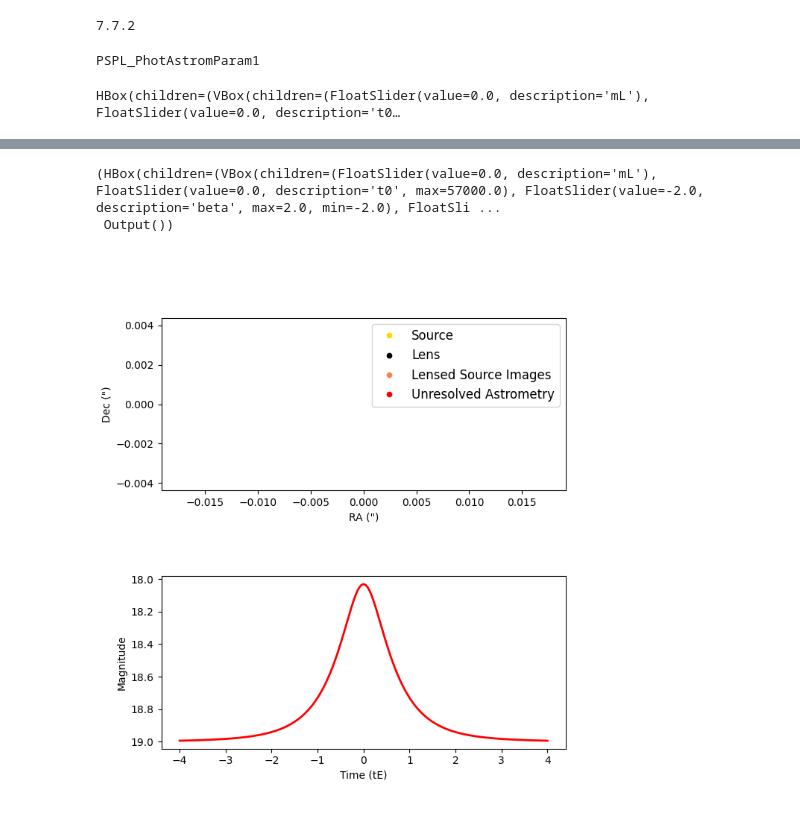
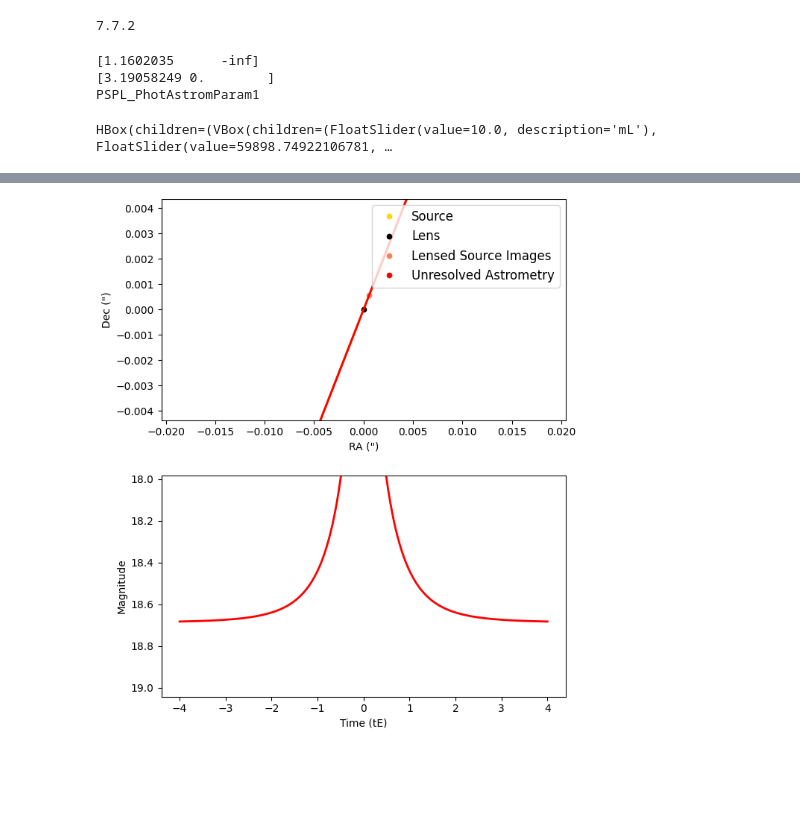
Before and after one commit to kehuang11/BAGLE_Microlensing_test, a Jupyter notebook: BAGLE_TUTORIAL.ipynb, the cells around one changed output, grey strips where cells are left out. Drawn from its saved outputs; the diff is of its cells as text; code cells hidden in the pictures; blank space fills up the shorter version.

```diff
--- a/BAGLE_TUTORIAL.ipynb
+++ b/BAGLE_TUTORIAL.ipynb
@@ -42,12 +42,14 @@ mag_src = 19.0
 
 event1 = model.PSPL_PhotAstrom_noPar_Param1(mL,t0,beta,dL,dL / dS,xS0[0],xS0[1],muL[0],muL[1],muS[0],muS[1],[b_sff],[mag_src])
 # %%
-event1.interact(4, 150, [7,7], 3)
-#display(sliders_ui, sliders_out)
+print(np.log(event1.thetaE))
+print(event1.thetaE)
+sliders_ui, sliders_out = event1.interact(4, 150, [7,7], 3)
+display(sliders_ui, sliders_out)
 # %% [output]
+[1.1602035      -inf]
+[3.19058249 0.        ]
 PSPL_PhotAstromParam1
-HBox(children=(VBox(children=(FloatSlider(value=0.0, description='mL'), FloatSlider(value=0.0, description='t0…
+HBox(children=(VBox(children=(FloatSlider(value=10.0, description='mL'), FloatSlider(value=59898.74922106781, …
 [interactive output not drawn]
-(HBox(children=(VBox(children=(FloatSlider(value=0.0, description='mL'), FloatSlider(value=0.0, description='t0', max=57000.0), FloatSlider(value=-2.0, description='beta', max=2.0, min=-2.0), FloatSli ...
- Output())
-[figure, old version]
+[figure, new version]
```
Also changed, not shown: 2 other files.
